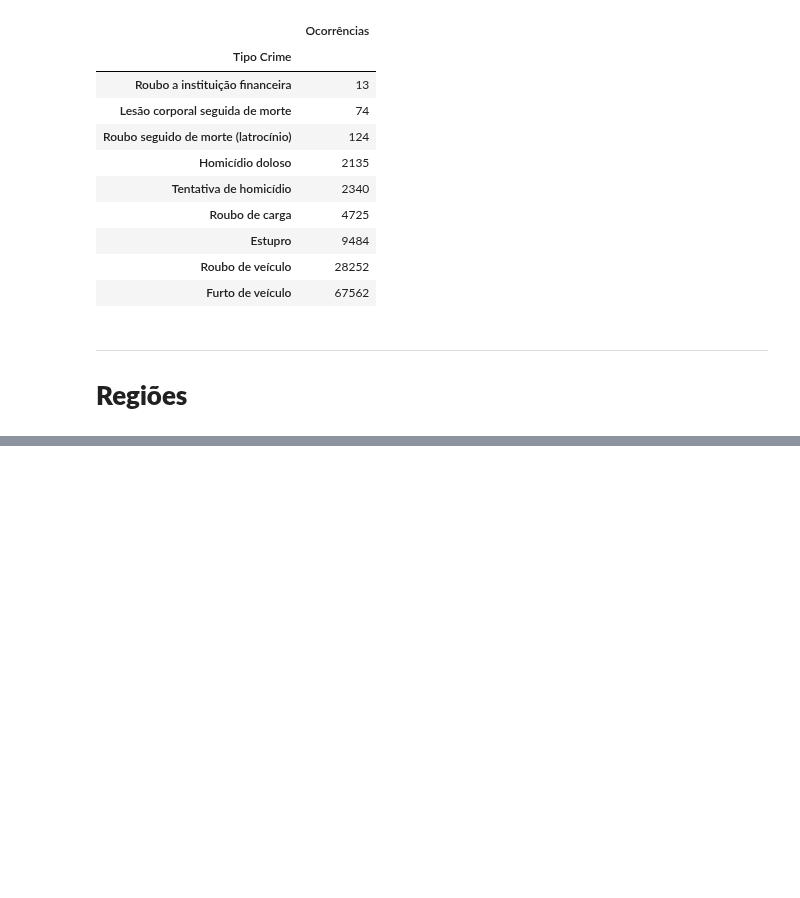
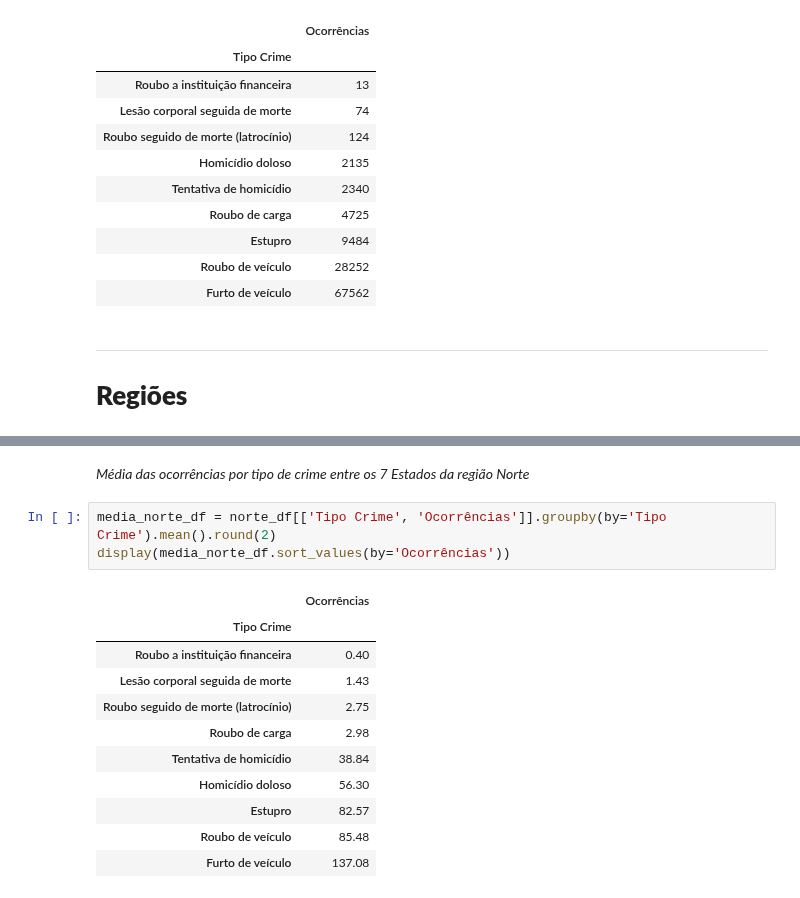
Before and after one commit to arislaoliveira/extensao-pandas, a Jupyter notebook: Avaliação.ipynb, the cells around one changed output, grey strips where cells are left out. Saved outputs shown, nothing was run; the diff lists cells and outputs as text; blank space fills up the shorter version.

```diff
--- a/Avaliação.ipynb
+++ b/Avaliação.ipynb
@@ -248,0 +280,17 @@ display(ocorrencias1_df)
+# %% [markdown]
+*Média das ocorrências por tipo de crime entre os 7 Estados da região Norte*
+# %%
+media_norte_df = norte_df[['Tipo Crime', 'Ocorrências']].groupby(by='Tipo Crime').mean().round(2)
+display(media_norte_df.sort_values(by='Ocorrências'))
+# %% [output]
+|  | Ocorrências |
+| Tipo Crime |  |
+| Roubo a instituição financeira | 0.40 |
+| Lesão corporal seguida de morte | 1.43 |
+| Roubo seguido de morte (latrocínio) | 2.75 |
+| Roubo de carga | 2.98 |
+| Tentativa de homicídio | 38.84 |
+| Homicídio doloso | 56.30 |
+| Estupro | 82.57 |
+| Roubo de veículo | 85.48 |
+| Furto de veículo | 137.08 |
```
Also changed, not shown: parts of 27 cells of this notebook.
